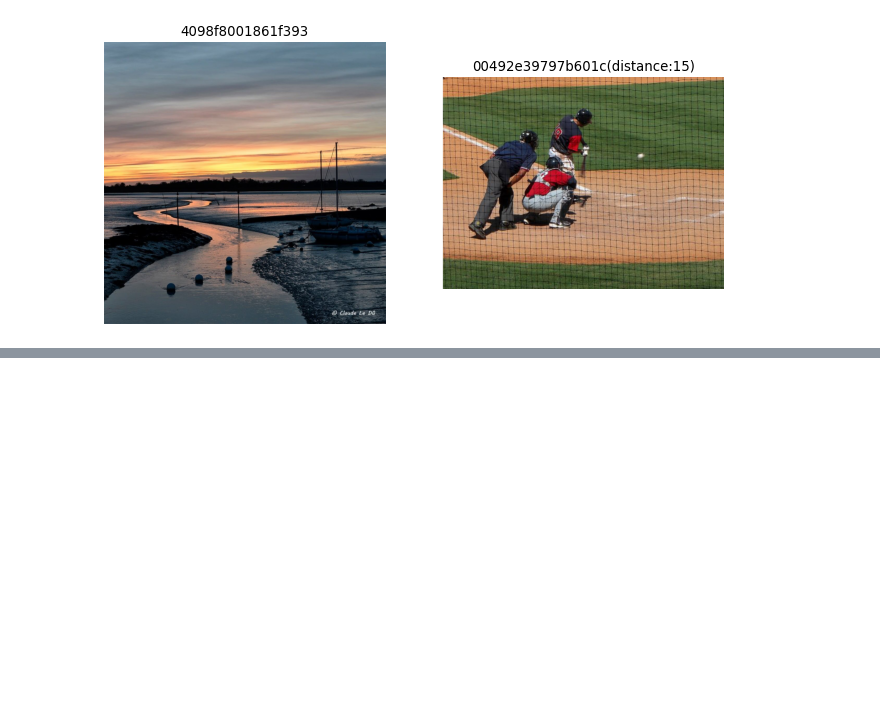
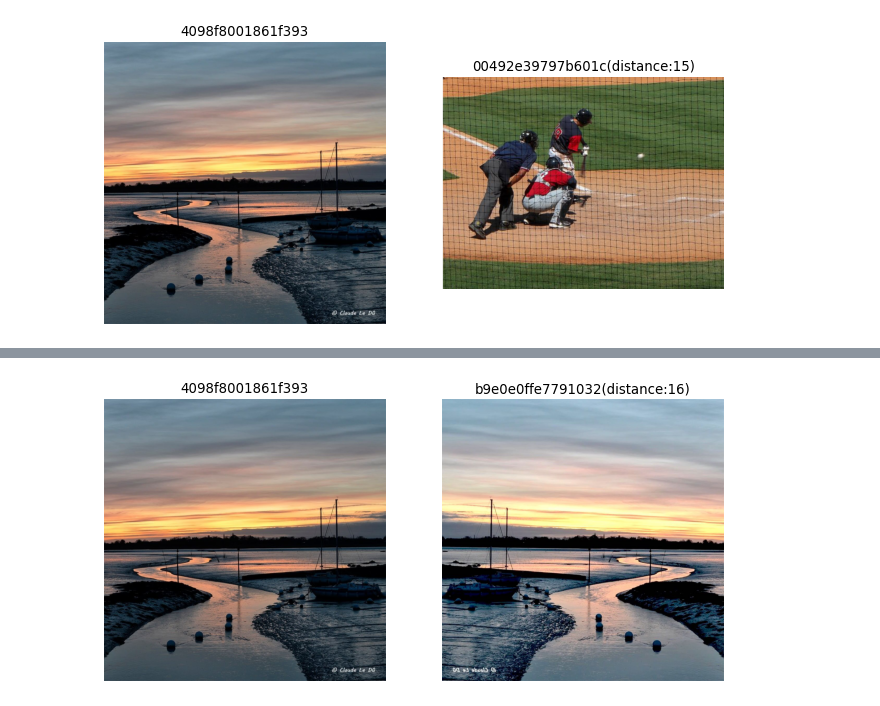
Before and after one commit to tang-ji/image-fingerprint, a Jupyter notebook: image-fingerprint.ipynb, the cells around one changed output, grey strips where cells are left out. Drawn from its saved outputs; the diff is of its cells as text; code cells hidden in the pictures; blank space fills up the shorter version.

```diff
--- a/image-fingerprint.ipynb
+++ b/image-fingerprint.ipynb
@@ -48,0 +55,4 @@ compare(image_file1, image_file4)
+# %%
+compare(image_file1, image_file6)
+# %% [output]
+[figure, added]
```
Also changed, not shown: parts of 2 cells of this notebook.
